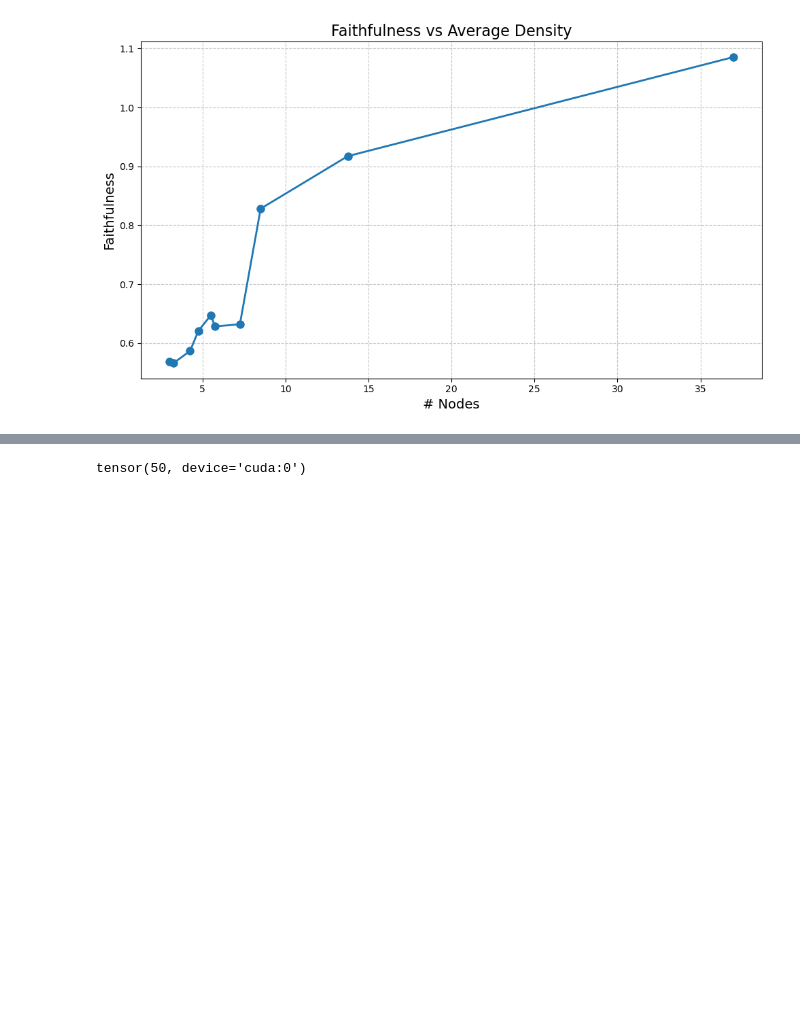
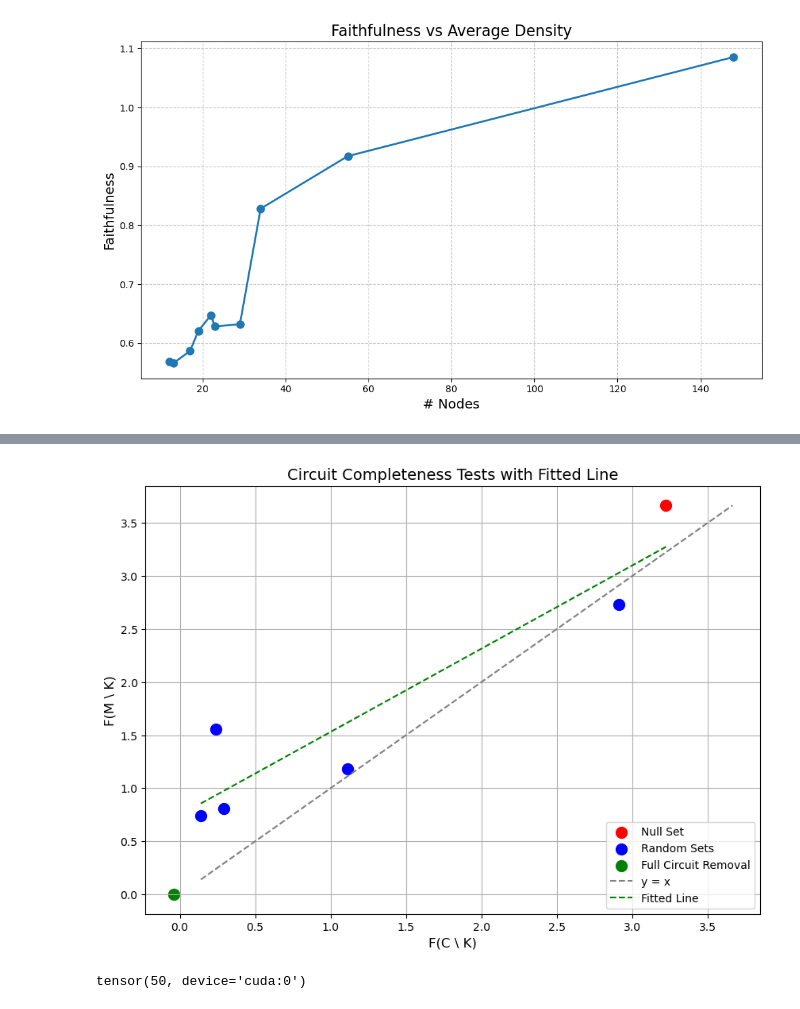
Before and after one commit to NainaniJatinZ/ScalableSAECircuits, a Jupyter notebook: sva.ipynb, the cells around one changed output, grey strips where cells are left out. Cells and saved outputs as stored; diff of their text form; code cells hidden in the pictures; blank space fills up the shorter version.

Commit message:
sva completeness test

```diff
--- a/sva.ipynb
+++ b/sva.ipynb
@@ -713,7 +666,7 @@ for i in range(num_runs):
     # load the dict
     with open(bdir, 'r') as file:
         mask_dict = json.load(file)
-    nnodes.append(mask_dict['avg_density'])
+    nnodes.append(mask_dict['total_density'])
     faithfulness.append(mask_dict['faithfulness'])
 # %%
 plt.figure(figsize=(10, 6))
@@ -739,0 +738,5 @@ plt.show()
+# %%
+bdir = f"masks/sva/rc/{str(sparsity_multiplier)}_run/{str(sparsity_multiplier)}_run.json"
+with open(bdir, 'r') as file:
+    mask_dict = json.load(file)
+mask_dict
@@ -739,0 +865,6 @@ plt.show()
+# %%
+indices_rem_list_full = []
+for ind, sae in enumerate(saes):
+    # Get indices to remove based on the original mask
+    indices_rem_list_full.append(torch.tensor(mask_dict[f"blocks.{layers[ind]}.hook_resid_post"]))
+indices_rem_list_full
@@ -739,0 +913,6 @@ plt.show()
+# %%
+xy = [(circuit_logit_diff, model_logit_diff)]
+for rand_ind, k_results in enumerate(random_k_results):
+    xy.append((k_results['F_C_K'], k_results['F_M_K']))
+xy.append((full_circ_knock_circ, full_circ_knock_model))
+xy
@@ -740,3 +927,62 @@ plt.show()
+# %%
+import matplotlib.pyplot as plt
+import numpy as np
+from sklearn.linear_model import LinearRegression
+# Extract x and y values
+# Separate the data into two groups
+# Separate the data into two groups
+null_set_xy = xy[0]
+random_sets_xy = xy[1:-1]
+full_circ_rem = xy[-1]
+
+# Extract x and y values for linear regression
+all_x = [point[0] for point in xy[:-1]]
+all_y = [point[1] for point in xy[:-1]]
+
+# Fit a linear regression model
+regressor = LinearRegression()
+all_x_reshaped = np.array(all_x).reshape(-1, 1)  # Reshape for sklearn
+regressor.fit(all_x_reshaped, all_y)
+
+# Generate points for the fitted line
+fitted_x = np.linspace(min(all_x), max(all_x), 100)
+fitted_y = regressor.predict(fitted_x.reshape(-1, 1))
+
+# Extract x and y values for each group
+null_set_x, null_set_y = null_set_xy
+random_x = [point[0] for point in random_sets_xy]
+random_y = [point[1] for point in random_sets_xy]
+full_circ_x, full_circ_y = full_circ_rem
+# Plot
+plt.figure(figsize=(10, 7))
+
+# Null set
+plt.scatter(null_set_x, null_set_y, color='red', label='Null Set', s=100)
+
+# Random sets
+plt.scatter(random_x, random_y, color='blue', label='Random Sets', s=100)
+
+# Full circuit removal
+plt.scatter(full_circ_x, full_circ_y, color='green', label='Full Circuit Removal', s=100)
+
+# Add reference line y = x
+x_line = [min([null_set_x] + random_x + [null_set_y] + random_y), max([null_set_x] + random_x + [null_set_y] + random_y)]
+plt.plot(x_line, x_line, linestyle="--", color="gray", label="y = x")
+
+# Add fitted regression line
+plt.plot(fitted_x, fitted_y, linestyle="--", color="green", label="Fitted Line")
+
+# Customize plot
+plt.title("Circuit Completeness Tests with Fitted Line", fontsize=14)
+plt.xlabel("F(C \\ K)", fontsize=12)
+plt.ylabel("F(M \\ K)", fontsize=12)
+plt.legend(loc="lower right", fontsize=10)
+plt.grid(True)
+
+# Show plot
+plt.show()
+# %% [output]
+[figure, added]
 # %%
 (saes[3].mask.mask > 0).sum()
 # %% [output]
```
Also changed, not shown: parts of 20 cells of this notebook, 1 other file.
